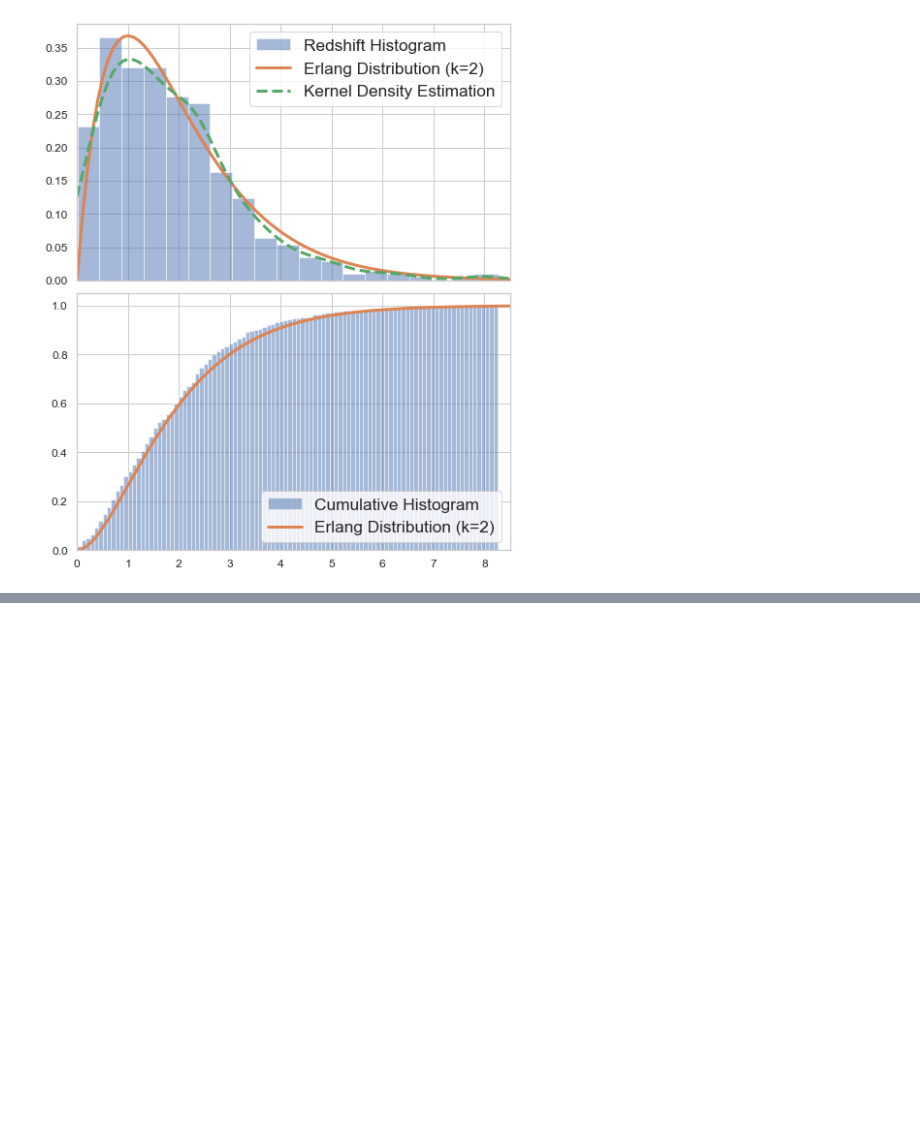
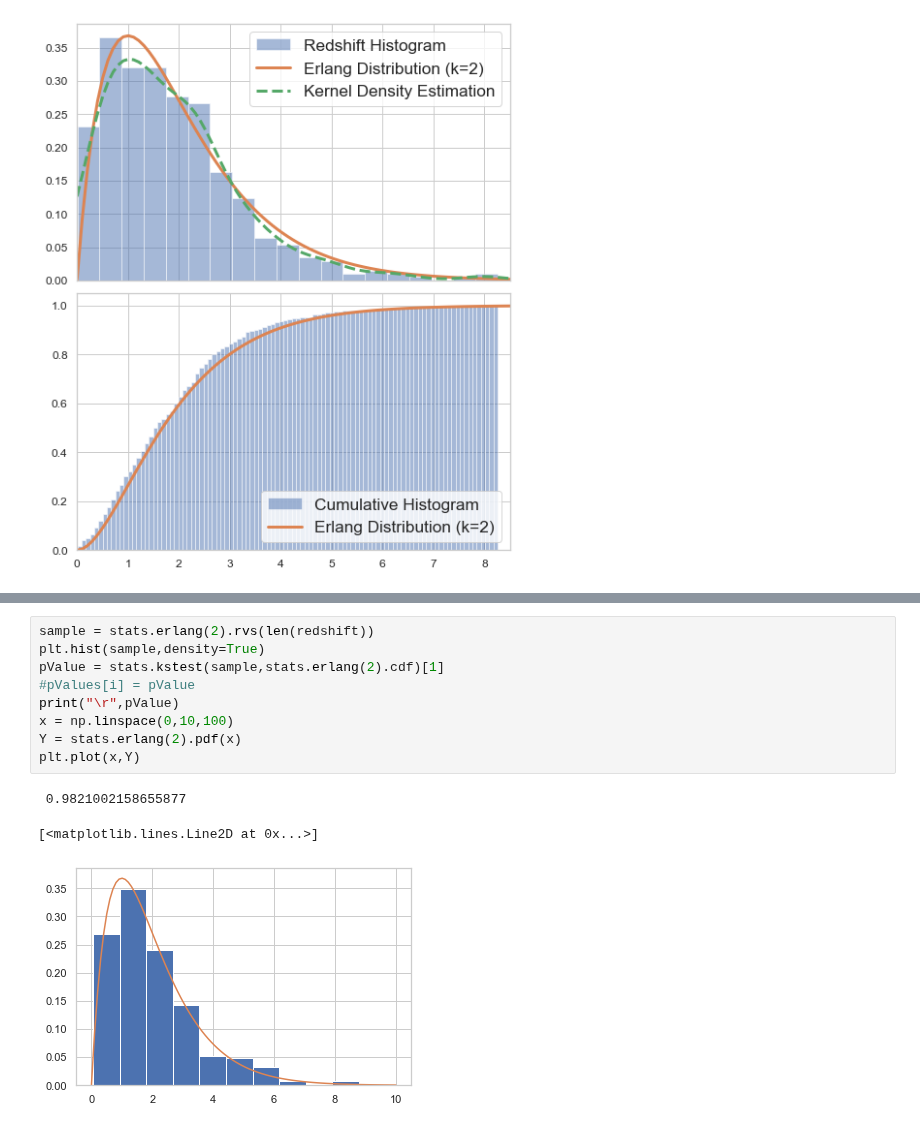
Before and after one commit to Lang-Shao/graduate_cource, a Jupyter notebook: Using_Python/Python_Books/Python_for_Programmers_2019/8.12_Regular_Expressions.ipynb, the cells around one changed output, grey strips where cells are left out. Saved outputs shown, nothing was run; the diff lists cells and outputs as text; blank space fills up the shorter version.

```diff
--- a/Using_Python/Python_Books/Python_for_Programmers_2019/8.12_Regular_Expressions.ipynb
+++ b/Using_Python/Python_Books/Python_for_Programmers_2019/8.12_Regular_Expressions.ipynb
@@ -93,0 +144,13 @@ axes[1].legend([handles[1],handles[0]],
+# %%
+sample = stats.erlang(2).rvs(len(redshift))
+plt.hist(sample,density=True)
+pValue = stats.kstest(sample,stats.erlang(2).cdf)[1]
+#pValues[i] = pValue
+print("\r",pValue)
+x = np.linspace(0,10,100)
+Y = stats.erlang(2).pdf(x)
+plt.plot(x,Y)
+# %% [output]
+ 0.9821002158655877
+[<matplotlib.lines.Line2D at 0x...>]
+[figure, added]
```
Also changed, not shown: parts of 10 cells of this notebook.
